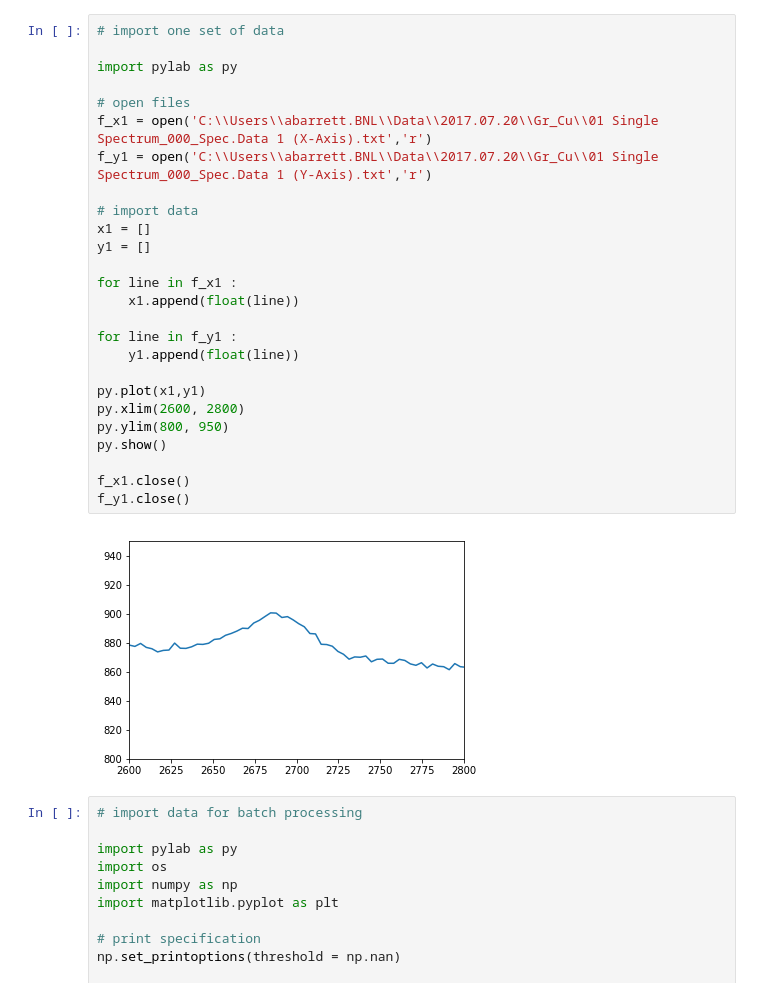
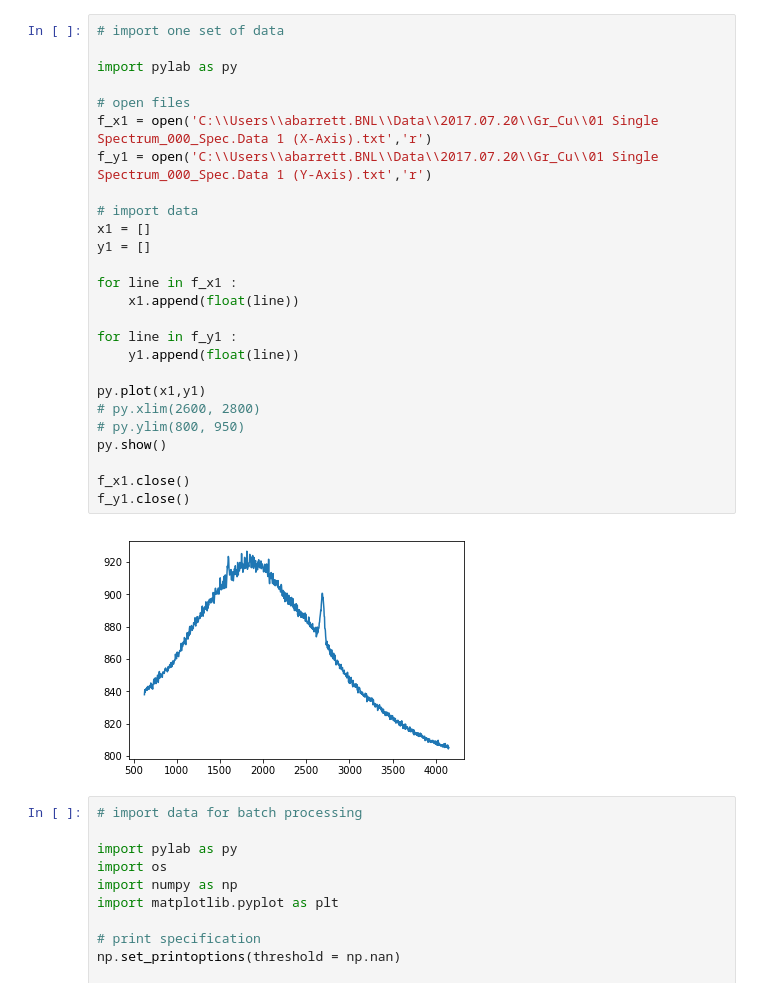
Before and after one commit to alexanderbarrett/Graphene, a Jupyter notebook: initial.ipynb, the cells around one changed output. Cells and saved outputs as stored; diff of their text form.

```diff
--- a/initial.ipynb
+++ b/initial.ipynb
@@ -1,31 +1,31 @@
 # %%
 # import one set of data
 
 import pylab as py
 
 # open files
 f_x1 = open('C:\\Users\\abarrett.BNL\\Data\\2017.07.20\\Gr_Cu\\01 Single Spectrum_000_Spec.Data 1 (X-Axis).txt','r')
 f_y1 = open('C:\\Users\\abarrett.BNL\\Data\\2017.07.20\\Gr_Cu\\01 Single Spectrum_000_Spec.Data 1 (Y-Axis).txt','r')
 
 # import data
 x1 = []
 y1 = []
 
 for line in f_x1 :
 	x1.append(float(line))
 
 for line in f_y1 :
 	y1.append(float(line))
 
 py.plot(x1,y1)
-py.xlim(2600, 2800)
-py.ylim(800, 950)
+# py.xlim(2600, 2800)
+# py.ylim(800, 950)
 py.show()
 
 f_x1.close()
 f_y1.close()
 # %% [output]
-[figure, old version]
+[figure, new version]
 # %%
 # import data for batch processing
 
```
Also changed, not shown: parts of 5 cells of this notebook, 1 other file.
